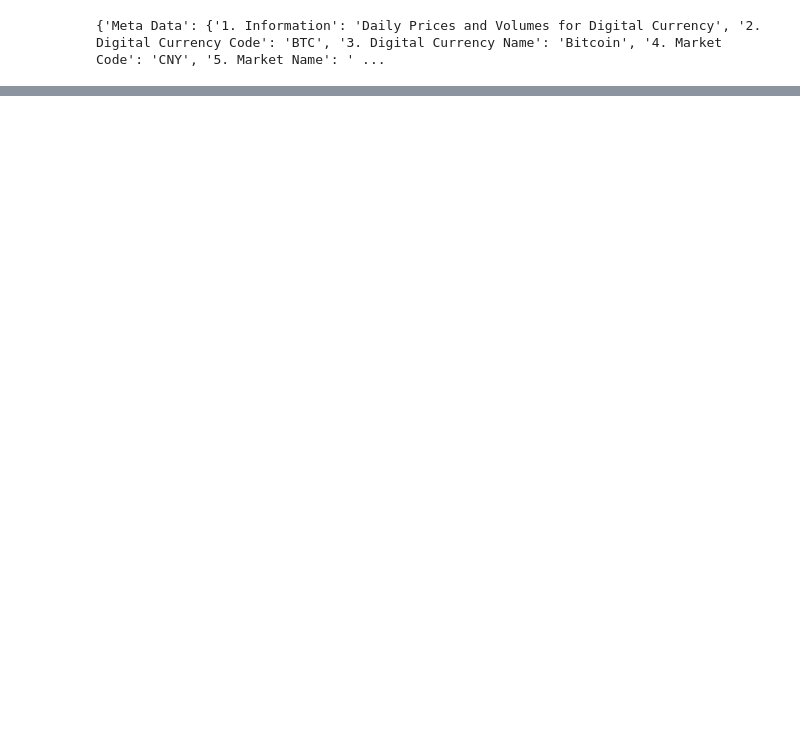
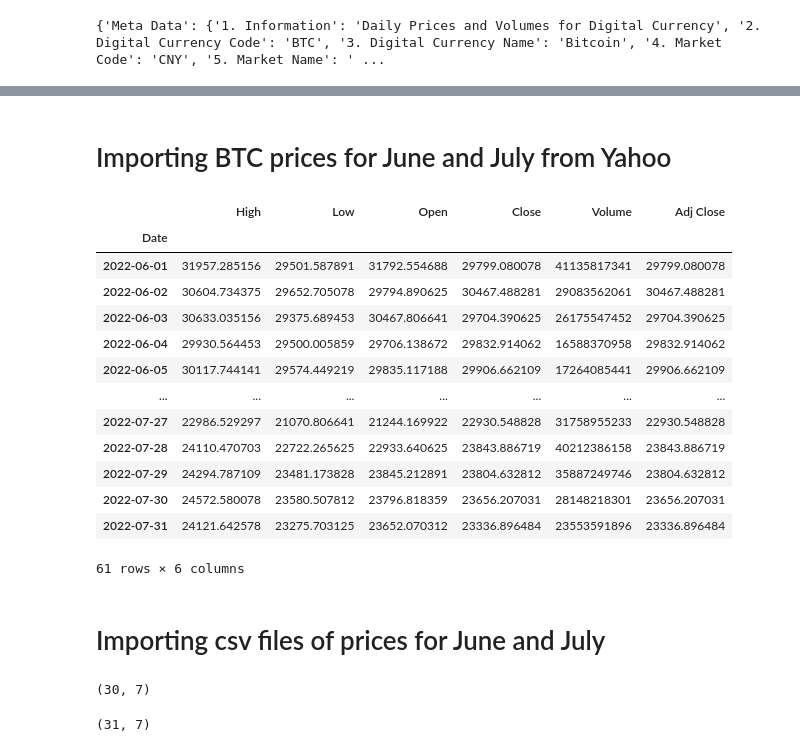
Before and after one commit to spag28/UCDPA_BethCartledge, a Jupyter notebook: Project.ipynb, the cells around one changed output, grey strips where cells are left out. Drawn from its saved outputs; the diff is of its cells as text; code cells hidden in the pictures; blank space fills up the shorter version.

```diff
--- a/Project.ipynb
+++ b/Project.ipynb
@@ -107,12 +45,0 @@ Successfully installed pandas-datareader-0.10.0
-# %%
-import pandas_datareader as web
-import datetime as dt
-from sklearn.preprocessing import MinMaxScaler
-import pandas as pd
-import numpy as np
-
-crypto_currency = 'BTC'
-against_currency = 'USD'
-start = dt.datetime(2020,1,1)
-end = dt.datetime.now()
-webdata = web.DataReader(f'{crypto_currency}-{against_currency}','yahoo',start,end)
@@ -128,0 +89,2 @@ webdata.head()
+# %% [markdown]
+# Importing BTC prices for June and July from Yahoo
@@ -128,0 +104,30 @@ webdata.head()
+# %%
+webdata.head(61)
+# %% [output]
+|  | High | Low | Open | Close | Volume | Adj Close |
+| Date |  |  |  |  |  |  |
+| 2022-06-01 | 31957.285156 | 29501.587891 | 31792.554688 | 29799.080078 | 41135817341 | 29799.080078 |
+| 2022-06-02 | 30604.734375 | 29652.705078 | 29794.890625 | 30467.488281 | 29083562061 | 30467.488281 |
+| 2022-06-03 | 30633.035156 | 29375.689453 | 30467.806641 | 29704.390625 | 26175547452 | 29704.390625 |
+| 2022-06-04 | 29930.564453 | 29500.005859 | 29706.138672 | 29832.914062 | 16588370958 | 29832.914062 |
+| 2022-06-05 | 30117.744141 | 29574.449219 | 29835.117188 | 29906.662109 | 17264085441 | 29906.662109 |
+| ... | ... | ... | ... | ... | ... | ... |
+| 2022-07-27 | 22986.529297 | 21070.806641 | 21244.169922 | 22930.548828 | 31758955233 | 22930.548828 |
+| 2022-07-28 | 24110.470703 | 22722.265625 | 22933.640625 | 23843.886719 | 40212386158 | 23843.886719 |
+| 2022-07-29 | 24294.787109 | 23481.173828 | 23845.212891 | 23804.632812 | 35887249746 | 23804.632812 |
+| 2022-07-30 | 24572.580078 | 23580.507812 | 23796.818359 | 23656.207031 | 28148218301 | 23656.207031 |
+| 2022-07-31 | 24121.642578 | 23275.703125 | 23652.070312 | 23336.896484 | 23553591896 | 23336.896484 |
+61 rows × 6 columns
+# %% [markdown]
+# Importing csv files of prices for June and July
+# %%
+import pandas as pd
+df1 = pd.read_csv('June22 daily BTC.csv')
+df1.shape
+# %% [output]
+(30, 7)
+# %%
+df2 = pd.read_csv('July22 daily BTC.csv')
+df2.shape
+# %% [output]
+(31, 7)
```
Also changed, not shown: parts of 14 cells of this notebook, 2 other files.
